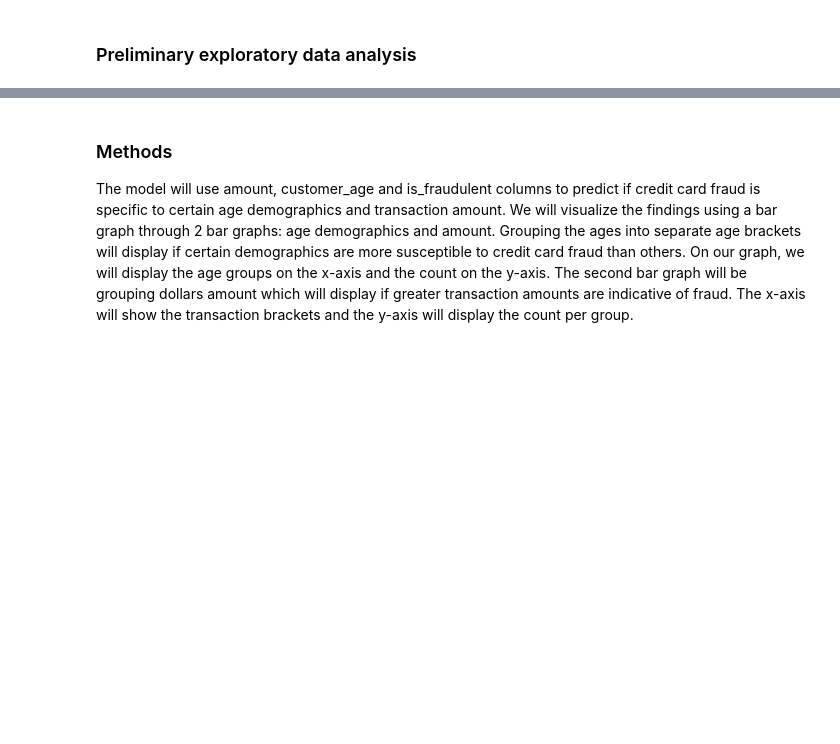
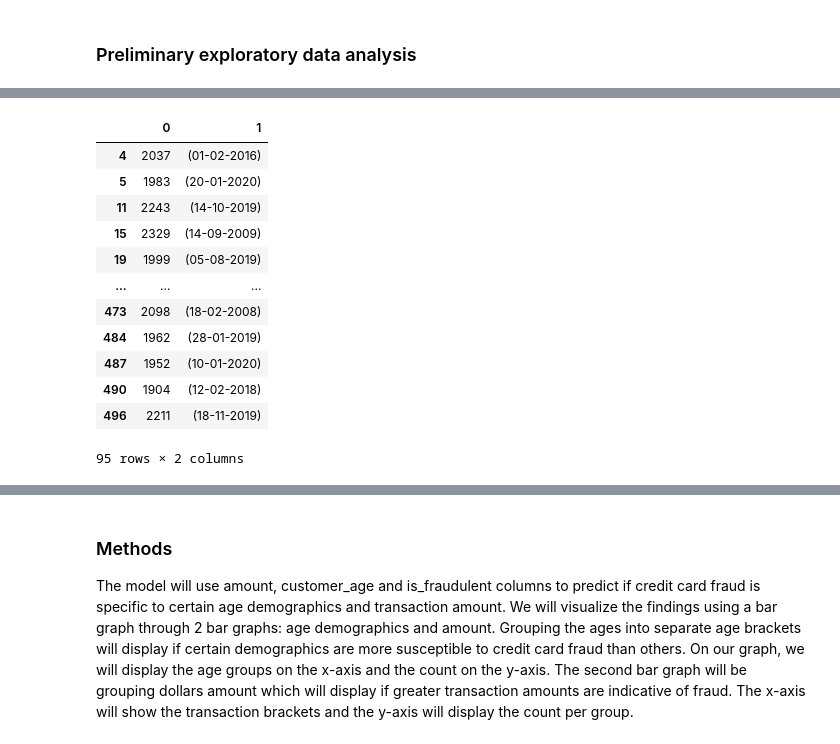
Before and after one commit to Rehnoor/Tennis_Handedness, a Jupyter notebook: Documents/project_proposal.ipynb, the cells around one changed output, grey strips where cells are left out. Cells and saved outputs as stored; diff of their text form; code cells hidden in the pictures; blank space fills up the shorter version.

```diff
--- a/Documents/project_proposal.ipynb
+++ b/Documents/project_proposal.ipynb
@@ -115,7 +117,4 @@ financial_data
 # %%
-finance_plot = alt.Chart(financial_data[0:1000]).mark_bar().encode(
-    x='customer_age',
-    y='count()'
-)
-finance_plot
+data_split_Peak_Elo = data_clean['Peak Elo Rating'].str.split(" ", expand = True)
+data_split_Peak_Elo
 # %% [output]
@@ -122,0 +121,13 @@ finance_plot
+|  | 0 | 1 |
+| 4 | 2037 | (01-02-2016) |
+| 5 | 1983 | (20-01-2020) |
+| 11 | 2243 | (14-10-2019) |
+| 15 | 2329 | (14-09-2009) |
+| 19 | 1999 | (05-08-2019) |
+| ... | ... | ... |
+| 473 | 2098 | (18-02-2008) |
+| 484 | 1962 | (28-01-2019) |
+| 487 | 1952 | (10-01-2020) |
+| 490 | 1904 | (12-02-2018) |
+| 496 | 2211 | (18-11-2019) |
+95 rows × 2 columns
```
Also changed, not shown: parts of 8 cells of this notebook.
